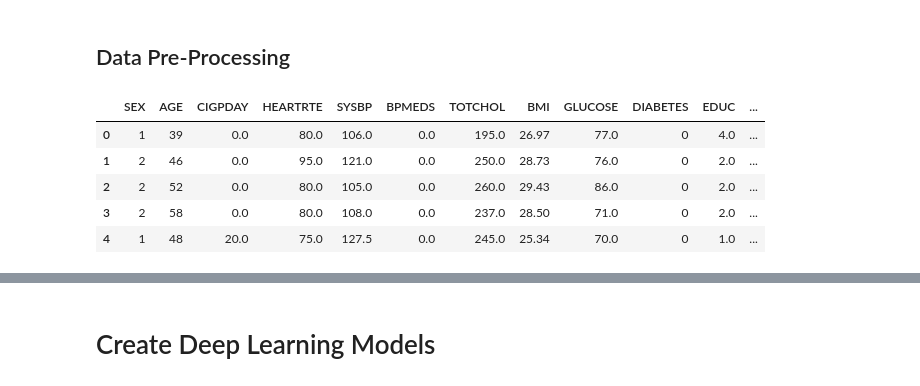
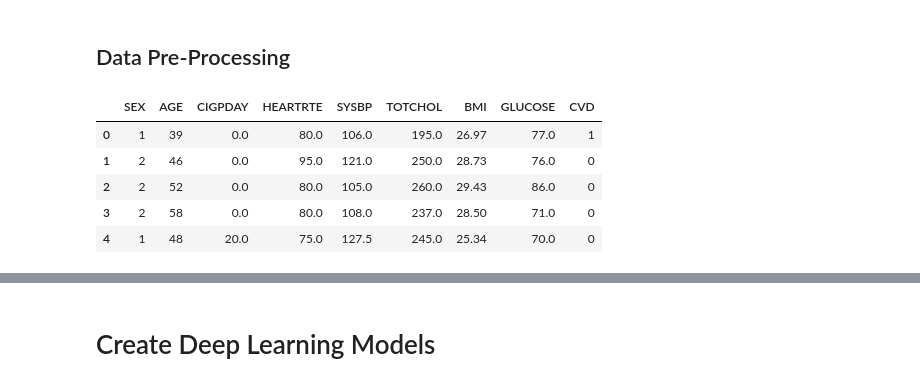
Before and after one commit to sasidhy1/framingham_ML, a Jupyter notebook: framingham_cvd.ipynb, the cells around one changed output, grey strips where cells are left out. Saved outputs shown, nothing was run; the diff lists cells and outputs as text; code cells hidden in the pictures.

```diff
--- a/framingham_cvd.ipynb
+++ b/framingham_cvd.ipynb
@@ -11,17 +11,19 @@ warnings.simplefilter('ignore', FutureWarning)
 # %%
 #Testing for CVD, using max reduced csv file
 heart_cvd = pd.read_csv('max_reduce.csv')
 #SEX, AGE, CIGPDAY, HEARTRTE, SYSBP, BPMEDS, TOTCHOL, BMI, GLUCOSE, DIABETES, EDUC_2.0, EDUC_3.0, EDUC_4.0
+#Use Matt's params: (age) + (cigs) (chol) (bmi) (glu) (hr) (bp) (female)
 # Clean to columns needed
-heart_cvd = heart_cvd[['SEX','AGE','CIGPDAY','HEARTRTE','SYSBP','BPMEDS','TOTCHOL','BMI','GLUCOSE','DIABETES','EDUC','CVD']]
+#heart_cvd = heart_cvd[['SEX','AGE','CIGPDAY','HEARTRTE','SYSBP','BPMEDS','TOTCHOL','BMI','GLUCOSE','DIABETES','CVD']]
+heart_cvd = heart_cvd[['SEX','AGE','CIGPDAY','HEARTRTE','SYSBP','TOTCHOL','BMI','GLUCOSE','CVD']]
 heart_cvd.head()
 # %% [output]
-|  | SEX | AGE | CIGPDAY | HEARTRTE | SYSBP | BPMEDS | TOTCHOL | BMI | GLUCOSE | DIABETES | EDUC | ... |
-| 0 | 1 | 39 | 0.0 | 80.0 | 106.0 | 0.0 | 195.0 | 26.97 | 77.0 | 0 | 4.0 | ... |
-| 1 | 2 | 46 | 0.0 | 95.0 | 121.0 | 0.0 | 250.0 | 28.73 | 76.0 | 0 | 2.0 | ... |
-| 2 | 2 | 52 | 0.0 | 80.0 | 105.0 | 0.0 | 260.0 | 29.43 | 86.0 | 0 | 2.0 | ... |
-| 3 | 2 | 58 | 0.0 | 80.0 | 108.0 | 0.0 | 237.0 | 28.50 | 71.0 | 0 | 2.0 | ... |
-| 4 | 1 | 48 | 20.0 | 75.0 | 127.5 | 0.0 | 245.0 | 25.34 | 70.0 | 0 | 1.0 | ... |
+|  | SEX | AGE | CIGPDAY | HEARTRTE | SYSBP | TOTCHOL | BMI | GLUCOSE | CVD |
+| 0 | 1 | 39 | 0.0 | 80.0 | 106.0 | 195.0 | 26.97 | 77.0 | 1 |
+| 1 | 2 | 46 | 0.0 | 95.0 | 121.0 | 250.0 | 28.73 | 76.0 | 0 |
+| 2 | 2 | 52 | 0.0 | 80.0 | 105.0 | 260.0 | 29.43 | 86.0 | 0 |
+| 3 | 2 | 58 | 0.0 | 80.0 | 108.0 | 237.0 | 28.50 | 71.0 | 0 |
+| 4 | 1 | 48 | 20.0 | 75.0 | 127.5 | 245.0 | 25.34 | 70.0 | 0 |
 # %%
 #Encode SEX column
 from sklearn.preprocessing import LabelEncoder
```
Also changed, not shown: parts of 34 cells of this notebook, 3 other files.
